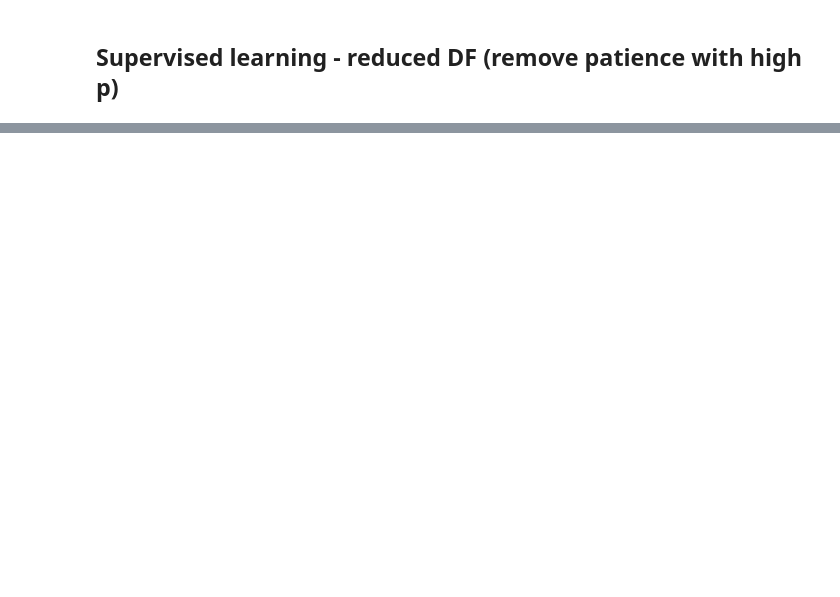
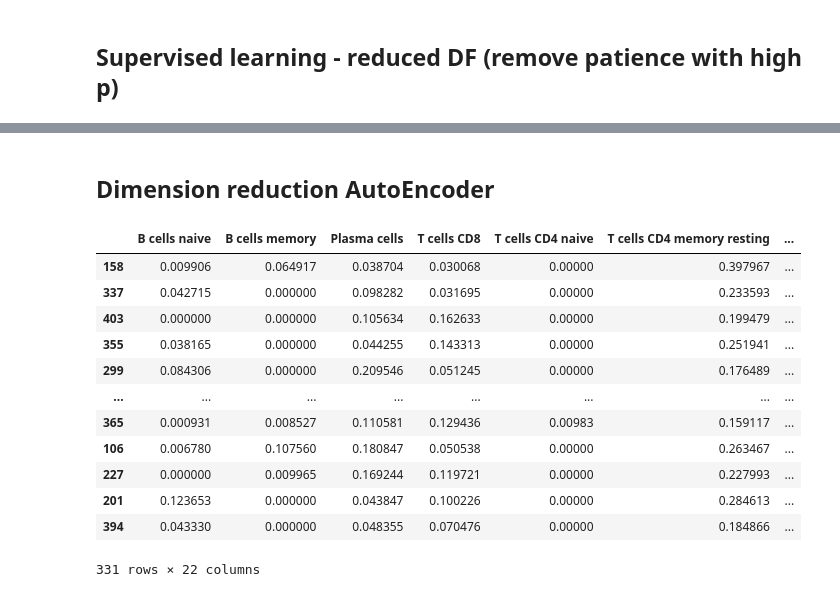
Before and after one commit to HeikeModest/Med_Data_Analysis, a Jupyter notebook: notebooks/supervised_AM_1.ipynb, the cells around one changed output, grey strips where cells are left out. Cells and saved outputs as stored; diff of their text form; code cells hidden in the pictures; blank space fills up the shorter version.

```diff
--- a/notebooks/supervised_AM_1.ipynb
+++ b/notebooks/supervised_AM_1.ipynb
@@ -469,0 +413,18 @@ memory usage: 40.3 KB
+# %% [markdown]
+## Dimension reduction AutoEncoder
+# %%
+X_train
+# %% [output]
+|  | B cells naive | B cells memory | Plasma cells | T cells CD8 | T cells CD4 naive | T cells CD4 memory resting | ... |
+| 158 | 0.009906 | 0.064917 | 0.038704 | 0.030068 | 0.00000 | 0.397967 | ... |
+| 337 | 0.042715 | 0.000000 | 0.098282 | 0.031695 | 0.00000 | 0.233593 | ... |
+| 403 | 0.000000 | 0.000000 | 0.105634 | 0.162633 | 0.00000 | 0.199479 | ... |
+| 355 | 0.038165 | 0.000000 | 0.044255 | 0.143313 | 0.00000 | 0.251941 | ... |
+| 299 | 0.084306 | 0.000000 | 0.209546 | 0.051245 | 0.00000 | 0.176489 | ... |
+| ... | ... | ... | ... | ... | ... | ... | ... |
+| 365 | 0.000931 | 0.008527 | 0.110581 | 0.129436 | 0.00983 | 0.159117 | ... |
+| 106 | 0.006780 | 0.107560 | 0.180847 | 0.050538 | 0.00000 | 0.263467 | ... |
+| 227 | 0.000000 | 0.009965 | 0.169244 | 0.119721 | 0.00000 | 0.227993 | ... |
+| 201 | 0.123653 | 0.000000 | 0.043847 | 0.100226 | 0.00000 | 0.284613 | ... |
+| 394 | 0.043330 | 0.000000 | 0.048355 | 0.070476 | 0.00000 | 0.184866 | ... |
+331 rows × 22 columns
```
Also changed, not shown: parts of 25 cells of this notebook, 4 other files.
